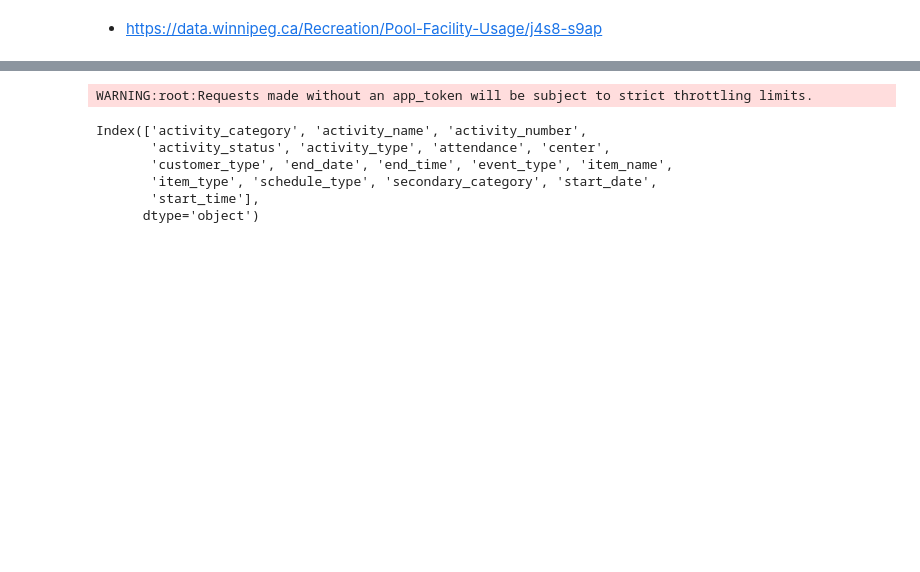
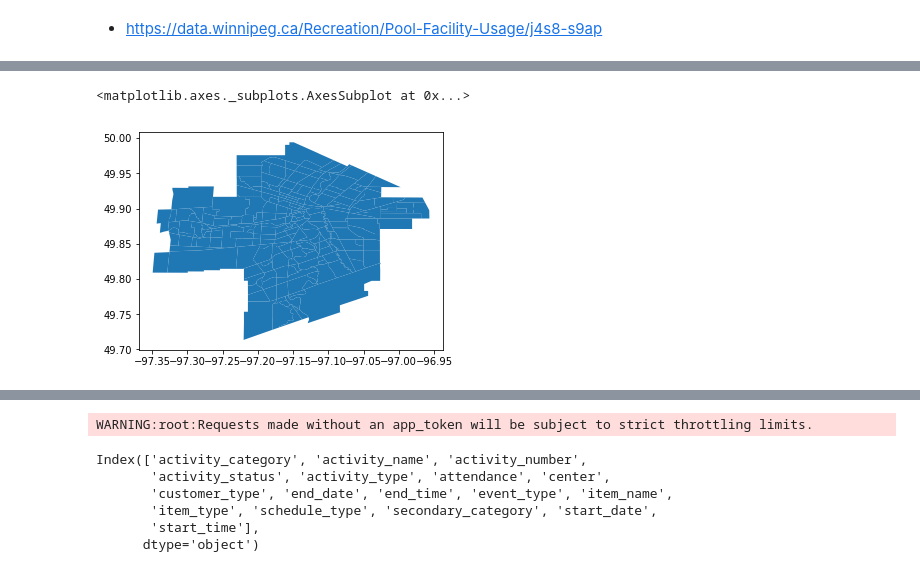
Before and after one commit to ruxi/opendata_hackathon_2018, a Jupyter notebook: Datasets_v2.ipynb, the cells around one changed output, grey strips where cells are left out. Cells and saved outputs as stored; diff of their text form; code cells hidden in the pictures; blank space fills up the shorter version.

Commit message:
organizing map data

```diff
--- a/Datasets_v2.ipynb
+++ b/Datasets_v2.ipynb
@@ -4,0 +16,10 @@
+# %%
+import shapely.geometry
+from geopandas import GeoDataFrame
+client = Socrata("data.winnipeg.ca", None)
+neighbourhoods = client.get("xaux-29zr", limit=2000)
+neighbourhoods = GeoDataFrame(neighbourhoods)
+newgeom = [shapely.geometry.Polygon(x['coordinates'][0][0]) for x in neighbourhoods.the_geom]
+neighbourhoods['newgeom'] = newgeom
+neighbourhoods = neighbourhoods.set_geometry('newgeom')
+neighbourhoods.head()
@@ -4,0 +34,5 @@
+# %%
+neighbourhoods.plot()
+# %% [output]
+<matplotlib.axes._subplots.AxesSubplot at 0x...>
+[figure, added]
```
Also changed, not shown: parts of 20 cells of this notebook.
